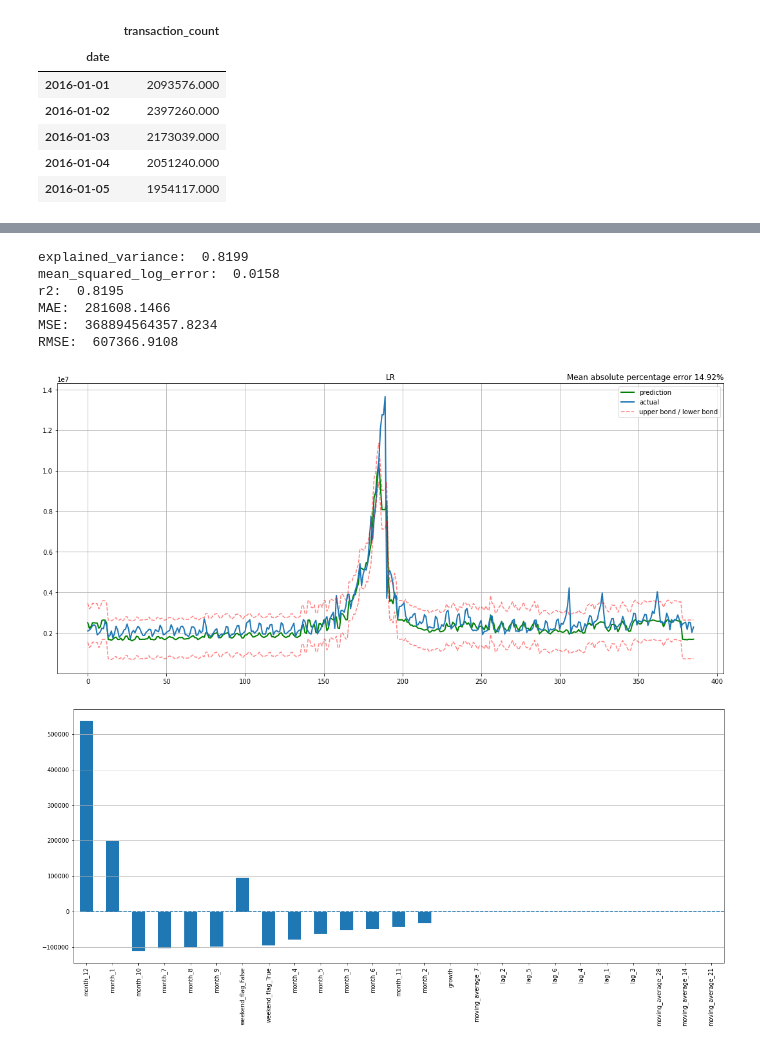
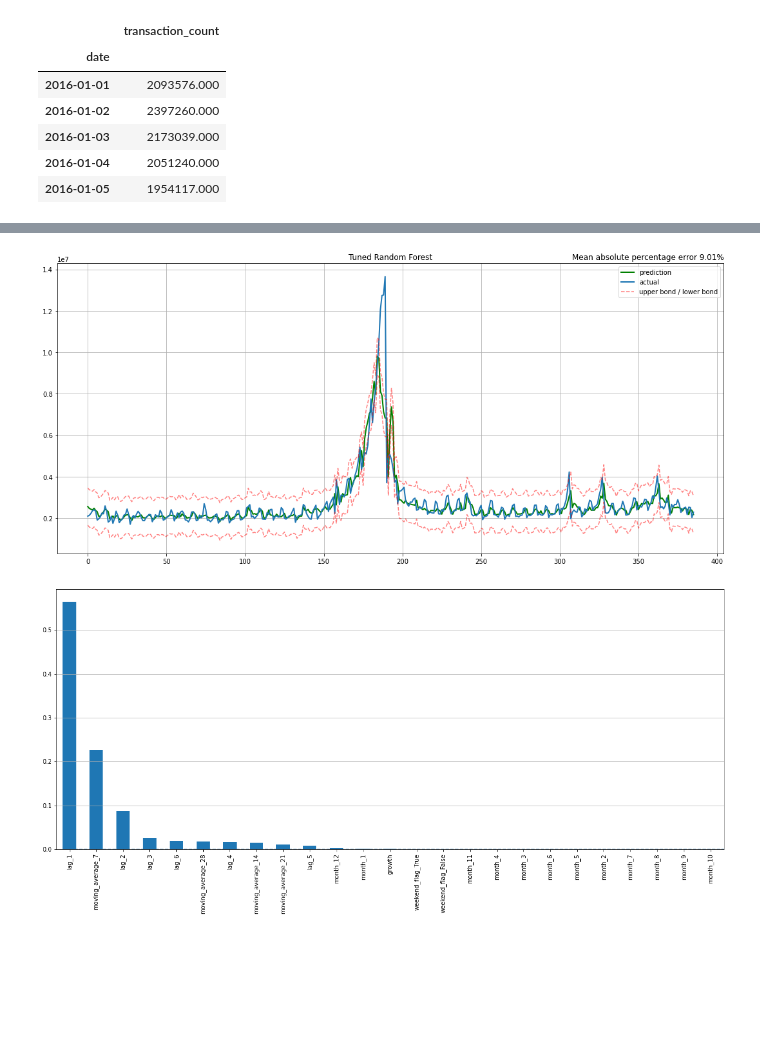
Before and after one commit to weavermonkey/gift_card_data_eda, a Jupyter notebook: assignment_1_modelling_approach.ipynb, the cells around one changed output, grey strips where cells are left out. Saved outputs shown, nothing was run; the diff lists cells and outputs as text; code cells hidden in the pictures; blank space fills up the shorter version.

Commit message:
reorder plots

```diff
--- a/assignment_1_modelling_approach.ipynb
+++ b/assignment_1_modelling_approach.ipynb
@@ -184,55 +195,7 @@ best_model = gsearch.best_estimator_
-# %%
-y_true = y_test.values
-y_pred = best_model.predict(X_test_scaled)
-regression_results(y_true, y_pred)
-# %% [output]
-explained_variance:  0.8199
-mean_squared_log_error:  0.0158
-r2:  0.8195
-MAE:  281608.1466
-MSE:  368894564357.8234
-RMSE:  607366.9108
-# %%
-def mean_absolute_percentage_error(y_true, y_pred):
-    return np.mean(np.abs((y_true - y_pred) / y_true)) * 100
-
-def plotModelResults(model_name,model_object, X_train,X_test,y_train,y_test, plot_intervals, plot_anomalies=False):
-    model.fit(X_train,y_train)
-    prediction = model.predict(X_test)
-    plt.figure(figsize=(15, 7))
-    plt.plot(prediction, "g", label="prediction", linewidth=2.0)
-    plt.plot(y_test.values, label="actual", linewidth=2.0)
-
-    if plot_intervals:
-        cv = cross_val_score(model, X_train, y_train,cv=tscv,scoring="neg_mean_absolute_error")
-        mae = cv.mean() * (-1)
-        deviation = cv.std()
-        scale = 1.96
-        lower = prediction - (mae + scale * deviation)
-        upper = prediction + (mae + scale * deviation)
-        plt.plot(lower, "r--", label="upper bond / lower bond", alpha=0.5)
-        plt.plot(upper, "r--", alpha=0.5)
-
-    error = mean_absolute_percentage_error(prediction, y_test)
-    plt.title("Mean absolute percentage error {0:.2f}%".format(error),loc='right')
-    plt.title(model_name)
-    plt.legend(loc="best")
-    plt.tight_layout()
-    plt.grid(True);
-
-def plotCoefficients(model):
-    coefs = pd.DataFrame(model.coef_, X_train.columns)
-    coefs.columns = ["coef"]
-    coefs["abs"] = coefs.coef.apply(np.abs)
-    coefs = coefs.sort_values(by="abs", ascending=False).drop(["abs"], axis=1)
-    plt.figure(figsize=(20, 8))
-    coefs.coef.plot(kind='bar')
-    plt.grid(True, axis='y')
-    plt.hlines(y=0, xmin=0, xmax=len(coefs), linestyles='dashed');
 # %%
-plotModelResults(models[0][0],models[0][1],X_train_scaled, X_test_scaled, y_train, y_test,plot_intervals=True)
-plotCoefficients(models[0][1])
+plotModelResults('Tuned Random Forest',best_model,X_train_scaled, X_test_scaled, y_train, y_test,plot_intervals=True)
+plotCoefficients(best_model)
 # %% [output]
-[figure, old version]
+[figure, new version]
-[figure, old version]
+[figure, new version]
 # %%
```
Also changed, not shown: parts of 15 cells of this notebook.
